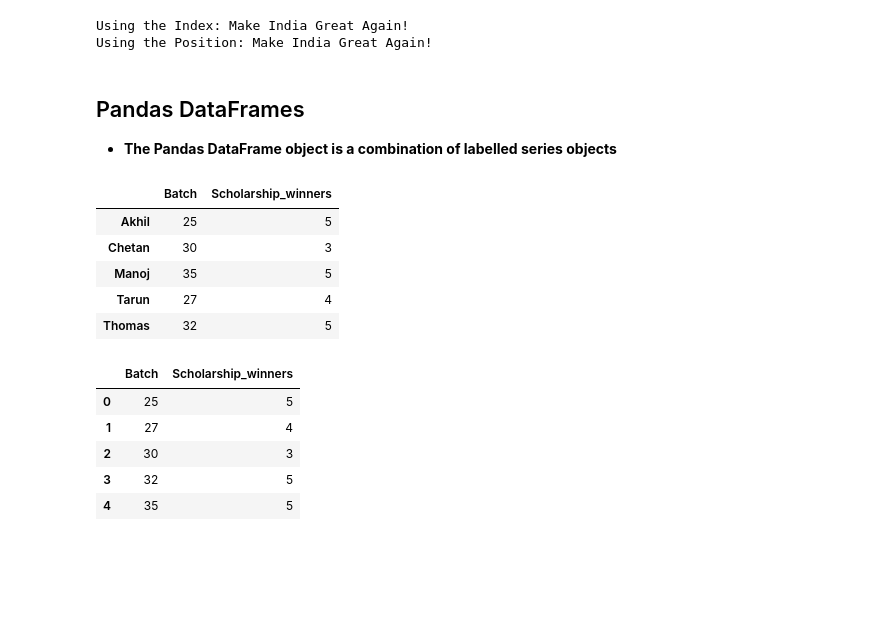
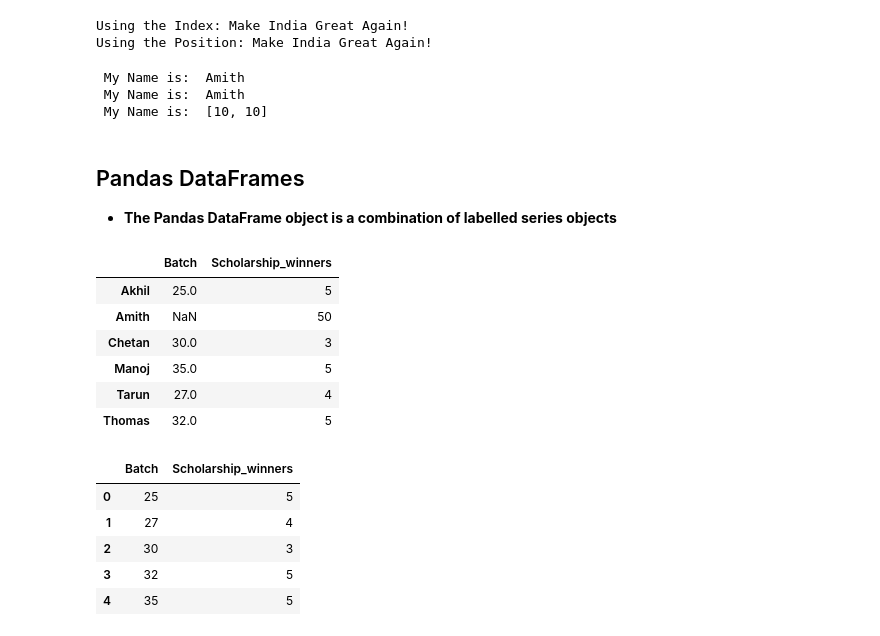
Before and after one commit to FearFighter/insofe_data_sc, a Jupyter notebook: 20180826/20180826_Batch47_CSE7212c_Python_Intro/Python_Data_Science/20180826_Batch47_CSE7212c_Python_Data_Science.ipynb, the cells around one changed output. Drawn from its saved outputs; the diff is of its cells as text; code cells hidden in the pictures; blank space fills up the shorter version.

```diff
--- a/20180826/20180826_Batch47_CSE7212c_Python_Intro/Python_Data_Science/20180826_Batch47_CSE7212c_Python_Data_Science.ipynb
+++ b/20180826/20180826_Batch47_CSE7212c_Python_Intro/Python_Data_Science/20180826_Batch47_CSE7212c_Python_Data_Science.ipynb
@@ -263,6 +309,14 @@ print("Using the Position: " + str(dataFromDict[3]))
 # %% [output]
 Using the Index: Make India Great Again!
 Using the Position: Make India Great Again!
+# %%
+print (" My Name is: ",student_info["name"])
+print (" My Name is: ",student_info[2])
+print (" My Name is: ",student_info["percentage"])
+# %% [output]
+ My Name is:  Amith
+ My Name is:  Amith
+ My Name is:  [10, 10]
 # %% [markdown]
 ## Pandas DataFrames
 
@@ -270,15 +324,20 @@ Using the Position: Make India Great Again!
 # %%
 sampleDataFromDictOfDicts = pd.DataFrame({'Batch': { "Akhil" : 25, "Tarun": 27, "Chetan": 30, "Thomas": 32, "Manoj": 35},
                             'Scholarship_winners': { "Akhil" : 5, "Tarun": 4, "Chetan": 3, "Thomas": 5, "Manoj": 5}})
 
 sampleDataFromDictOfDicts
+
+sampleDataFromDictOfDicts = pd.DataFrame({'Batch': { "Akhil" : 25, "Tarun": 27, "Chetan": 30, "Thomas": 32, "Manoj": 35},
+                            'Scholarship_winners': { "Akhil" : 5, "Chetan": 3,  "Tarun": 4, "Thomas": 5, "Manoj": 5, "Amith": 50}})
+sampleDataFromDictOfDicts
 # %% [output]
 |  | Batch | Scholarship_winners |
-| Akhil | 25 | 5 |
-| Chetan | 30 | 3 |
-| Manoj | 35 | 5 |
-| Tarun | 27 | 4 |
-| Thomas | 32 | 5 |
+| Akhil | 25.0 | 5 |
+| Amith | NaN | 50 |
+| Chetan | 30.0 | 3 |
+| Manoj | 35.0 | 5 |
+| Tarun | 27.0 | 4 |
+| Thomas | 32.0 | 5 |
 # %%
 sampleDataFromDict = pd.DataFrame({'Batch': [25, 27, 30, 32, 35],
                                    'Scholarship_winners': [5,4,3,5,5]})
```
Also changed, not shown: parts of 47 cells of this notebook, 55 other files.
